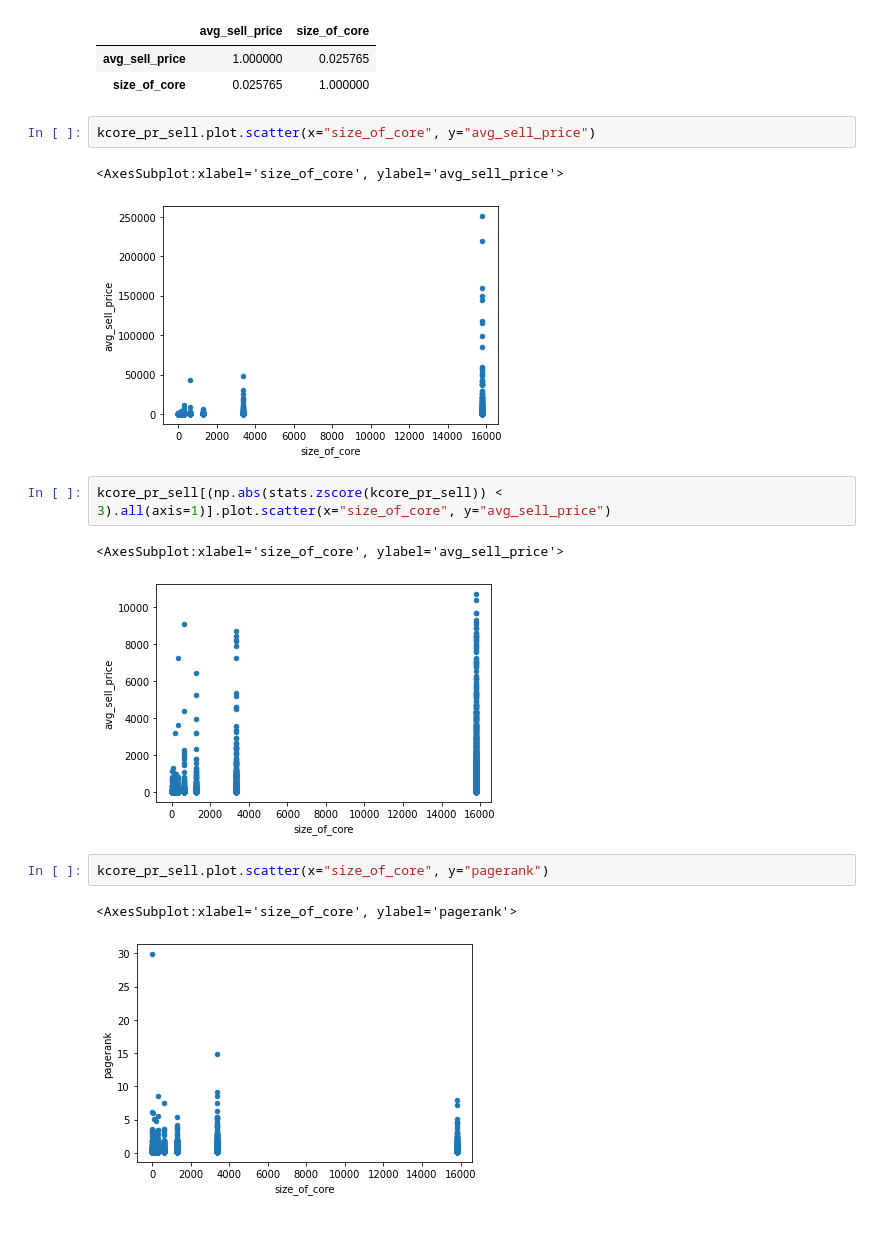
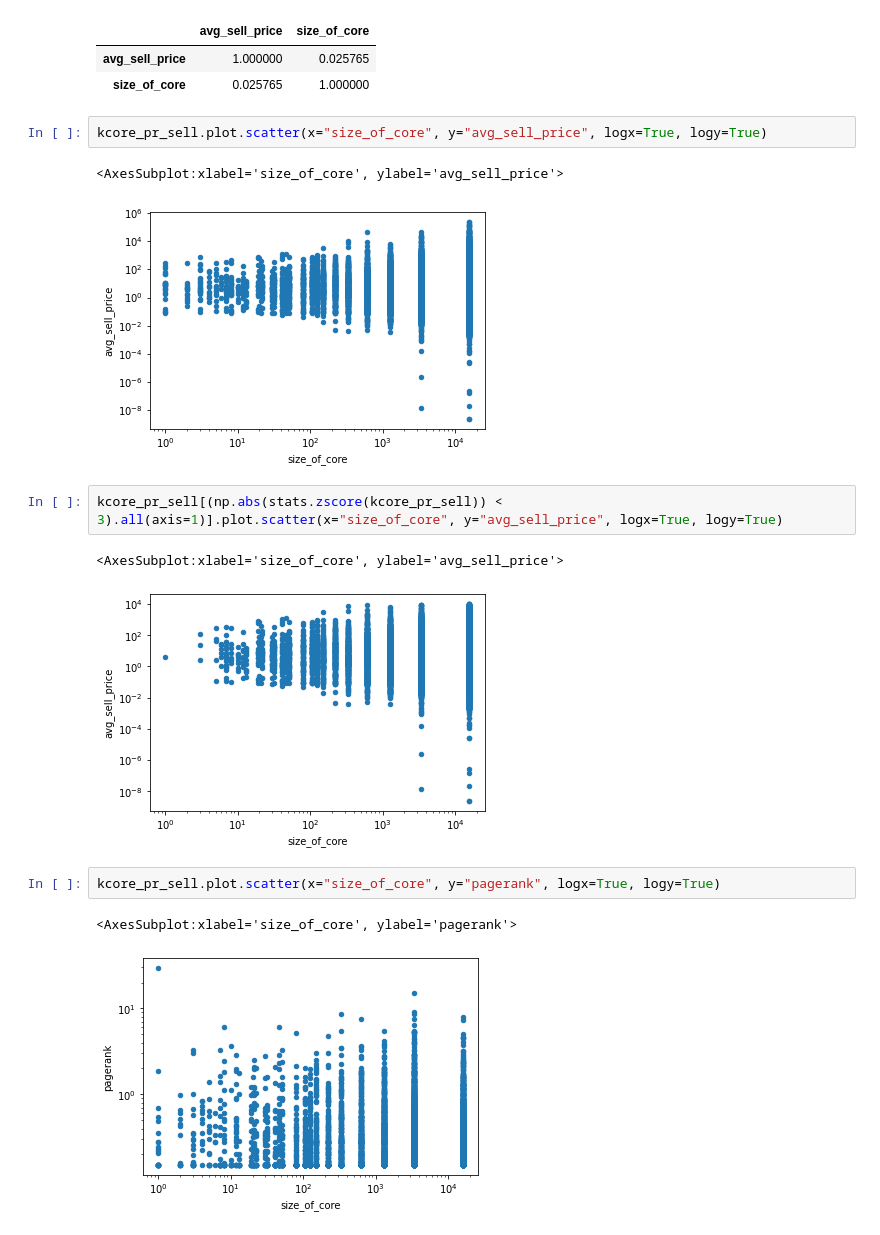
Before and after one commit to TigerGraph-DevLabs/kdd2022-tutorial, a Jupyter notebook: notebooks/graph_algorithms.ipynb, the cells around one changed output. Saved outputs shown, nothing was run; the diff lists cells and outputs as text.

```diff
--- a/notebooks/graph_algorithms.ipynb
+++ b/notebooks/graph_algorithms.ipynb
@@ -206,18 +198,18 @@ kcore_pr_sell[["avg_sell_price", "size_of_core"]].corr()
 | avg_sell_price | 1.000000 | 0.025765 |
 | size_of_core | 0.025765 | 1.000000 |
 # %%
-kcore_pr_sell.plot.scatter(x="size_of_core", y="avg_sell_price")
+kcore_pr_sell.plot.scatter(x="size_of_core", y="avg_sell_price", logx=True, logy=True)
 # %% [output]
 <AxesSubplot:xlabel='size_of_core', ylabel='avg_sell_price'>
-[figure, old version]
+[figure, new version]
 # %%
-kcore_pr_sell[(np.abs(stats.zscore(kcore_pr_sell)) < 3).all(axis=1)].plot.scatter(x="size_of_core", y="avg_sell_price")
+kcore_pr_sell[(np.abs(stats.zscore(kcore_pr_sell)) < 3).all(axis=1)].plot.scatter(x="size_of_core", y="avg_sell_price", logx=True, logy=True)
 # %% [output]
 <AxesSubplot:xlabel='size_of_core', ylabel='avg_sell_price'>
-[figure, old version]
+[figure, new version]
 # %%
-kcore_pr_sell.plot.scatter(x="size_of_core", y="pagerank")
+kcore_pr_sell.plot.scatter(x="size_of_core", y="pagerank", logx=True, logy=True)
 # %% [output]
 <AxesSubplot:xlabel='size_of_core', ylabel='pagerank'>
-[figure, old version]
+[figure, new version]
 # %%
```
Also changed, not shown: parts of 9 cells of this notebook, 7 other files.
